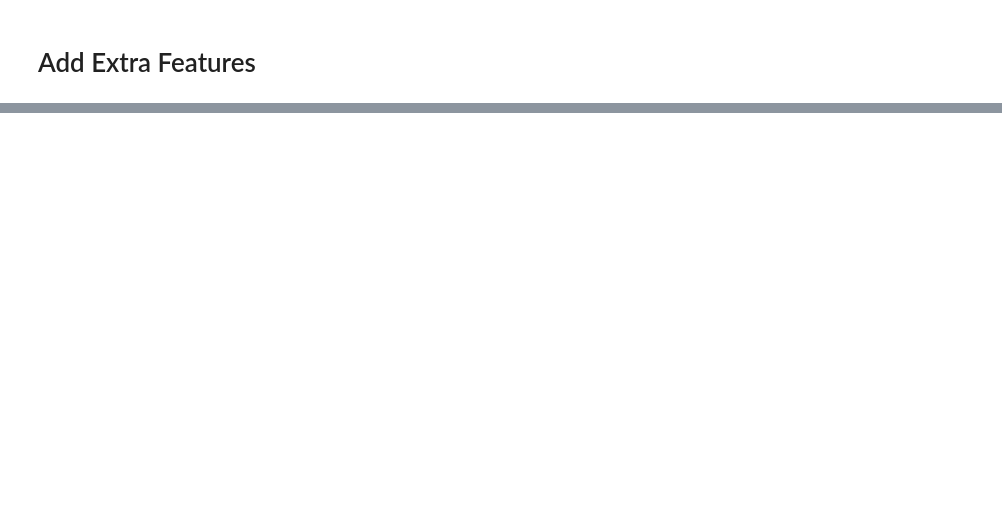
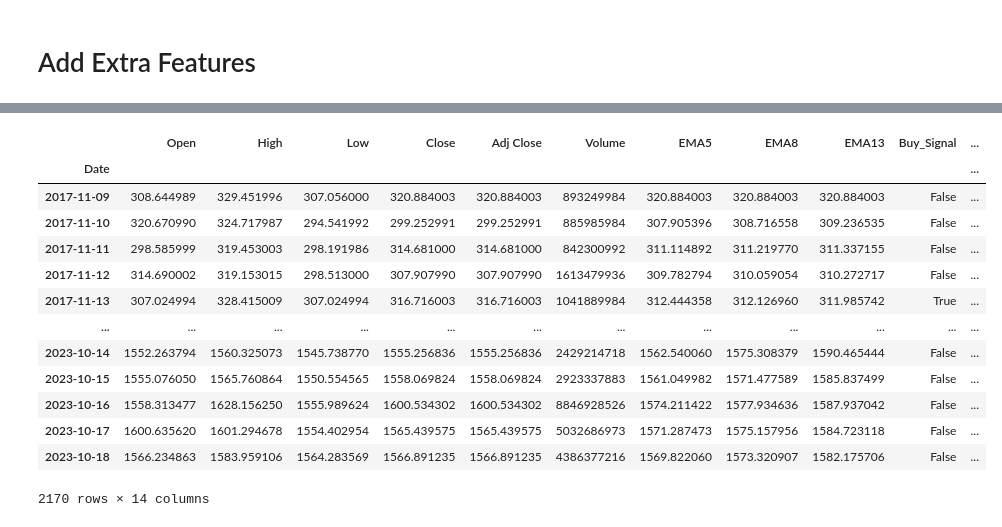
Before and after one commit to mr-robot77/Quera_G11-Project2, a Jupyter notebook: Problem 3/prediction.ipynb, the cells around one changed output, grey strips where cells are left out. Cells and saved outputs as stored; diff of their text form; code cells hidden in the pictures; blank space fills up the shorter version.

```diff
--- a/Problem 3/prediction.ipynb
+++ b/Problem 3/prediction.ipynb
@@ -1913,0 +1669,17 @@ y_pred_lr_Ex = logestic_regression(
+# %%
+df_eth
+# %% [output]
+|  | Open | High | Low | Close | Adj Close | Volume | EMA5 | EMA8 | EMA13 | Buy_Signal | ... |
+| Date |  |  |  |  |  |  |  |  |  |  | ... |
+| 2017-11-09 | 308.644989 | 329.451996 | 307.056000 | 320.884003 | 320.884003 | 893249984 | 320.884003 | 320.884003 | 320.884003 | False | ... |
+| 2017-11-10 | 320.670990 | 324.717987 | 294.541992 | 299.252991 | 299.252991 | 885985984 | 307.905396 | 308.716558 | 309.236535 | False | ... |
+| 2017-11-11 | 298.585999 | 319.453003 | 298.191986 | 314.681000 | 314.681000 | 842300992 | 311.114892 | 311.219770 | 311.337155 | False | ... |
+| 2017-11-12 | 314.690002 | 319.153015 | 298.513000 | 307.907990 | 307.907990 | 1613479936 | 309.782794 | 310.059054 | 310.272717 | False | ... |
+| 2017-11-13 | 307.024994 | 328.415009 | 307.024994 | 316.716003 | 316.716003 | 1041889984 | 312.444358 | 312.126960 | 311.985742 | True | ... |
+| ... | ... | ... | ... | ... | ... | ... | ... | ... | ... | ... | ... |
+| 2023-10-14 | 1552.263794 | 1560.325073 | 1545.738770 | 1555.256836 | 1555.256836 | 2429214718 | 1562.540060 | 1575.308379 | 1590.465444 | False | ... |
+| 2023-10-15 | 1555.076050 | 1565.760864 | 1550.554565 | 1558.069824 | 1558.069824 | 2923337883 | 1561.049982 | 1571.477589 | 1585.837499 | False | ... |
+| 2023-10-16 | 1558.313477 | 1628.156250 | 1555.989624 | 1600.534302 | 1600.534302 | 8846928526 | 1574.211422 | 1577.934636 | 1587.937042 | False | ... |
+| 2023-10-17 | 1600.635620 | 1601.294678 | 1554.402954 | 1565.439575 | 1565.439575 | 5032686973 | 1571.287473 | 1575.157956 | 1584.723118 | False | ... |
+| 2023-10-18 | 1566.234863 | 1583.959106 | 1564.283569 | 1566.891235 | 1566.891235 | 4386377216 | 1569.822060 | 1573.320907 | 1582.175706 | False | ... |
+2170 rows × 14 columns
```
Also changed, not shown: parts of 86 cells of this notebook.
